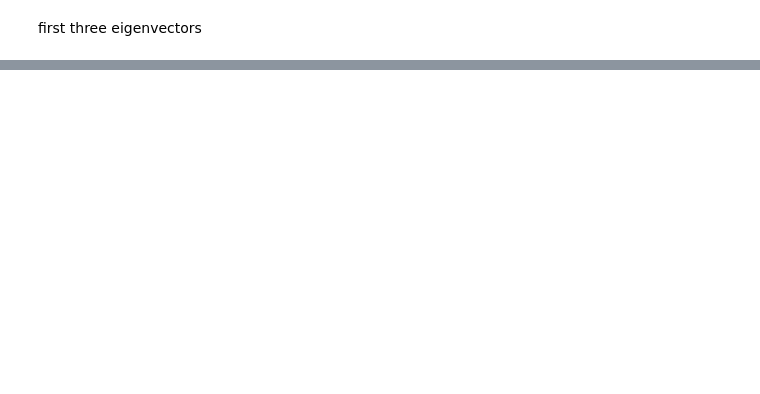
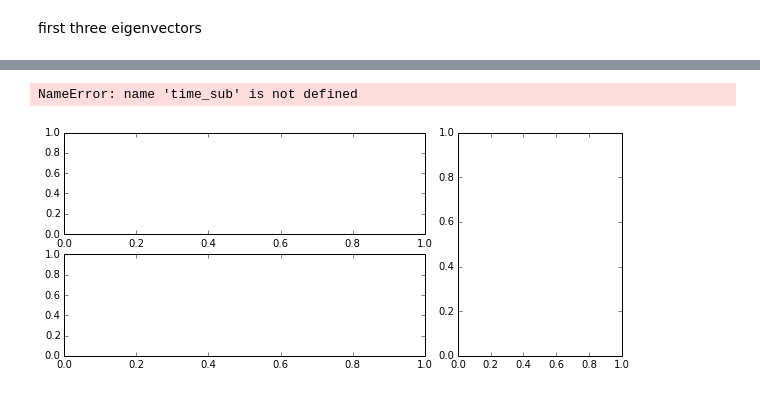
Before and after one commit to jedman/vertical-mode-decomposition, a Jupyter notebook: sgp-vmd.ipynb, the cells around one changed output, grey strips where cells are left out. Drawn from its saved outputs; the diff is of its cells as text; code cells hidden in the pictures; blank space fills up the shorter version.

```diff
--- a/sgp-vmd.ipynb
+++ b/sgp-vmd.ipynb
@@ -76,0 +105,51 @@ from scipy import signal
+# %%
+normedeigs=[]
+for index,eig in enumerate(eigs):
+    normedeigs.append(vmd.normalize(eigs,N_sq, zp, index))
+levs = len(normedeigs[0])
+
+mode1 = np.zeros( (levs,len(tindex[0])))
+mode2 = np.zeros( (levs,len(tindex[0])))
+mode3 = np.zeros( (levs,len(tindex[0])))
+mode4 = np.zeros( (levs,len(tindex[0])))
+mode5 = np.zeros( (levs,len(tindex[0])))
+mode6 = np.zeros( (levs,len(tindex[0])))
+mode7 = np.zeros( (levs,len(tindex[0])))
+mode8 = np.zeros( (levs,len(tindex[0])))
+
+modes = (mode1, mode2, mode3, mode4, mode5, mode6, mode7, mode8)
+for i in range(len(time_sub)):
+    for mindex, m in enumerate(modes):
+        m[:,i] = tcomp[mindex,i]*normedeigs[mindex]
+# %%
+f = plt.figure(figsize(10,4))
+# subplot2grid(shape, loc, rowspan=1, colspan=1)
+ax1 = plt.subplot2grid((2,3), (0,0), colspan=2)
+ax2 = plt.subplot2grid((2,3), (1,0), colspan=2)
+ax3 = plt.subplot2grid((2,3), (0,2), rowspan=2)
+im1= ax1.pcolor(time_sub-120.23, zp/1000., modes[0], vmin=-1, vmax=1)
+im2 = ax2.pcolor(time_sub-120.23, zp/1000., modes[1], vmin=-1, vmax=1)
+cbar1 = plt.colorbar(im1, ax=ax1)
+cbar2 = plt.colorbar(im2, ax=ax2)
+
+cbar1.ax.tick_params(labelsize=11)
+cbar2.ax.tick_params(labelsize=11)
+ax1.set_ylim(0,16.2)
+ax2.set_ylim(0,16.2)
+ax2.set_xlim(11.8,13.7)
+ax1.set_xlim(11.8,13.7)
+ax2.set_xlabel('days', fontsize=12)
+for ind,m in enumerate(normedeigs[0:2]):
+    ax3.plot(m,zp/1000., lw =3, label='mode '+str(ind+1))
+ax3.set_ylim(0,16.2)
+ax3.set_xlim(-3,1.5)
+ax3.legend(loc='lower left', fontsize=12)
+ax = (ax1,ax2,ax3)
+for a in ax:
+    a.tick_params(labelsize=12)
+    a.set_ylabel('z(km)', fontsize=12)
+ax3.locator_params(axis ='x',nbins=5)
+#f.savefig('../../Research_notes/Waves/figures/modedecomp12.png',bbox_inches=0)
+# %% [output]
+NameError: name 'time_sub' is not defined
+[figure, added]
```
Also changed, not shown: parts of 35 cells of this notebook, 1 other file.
